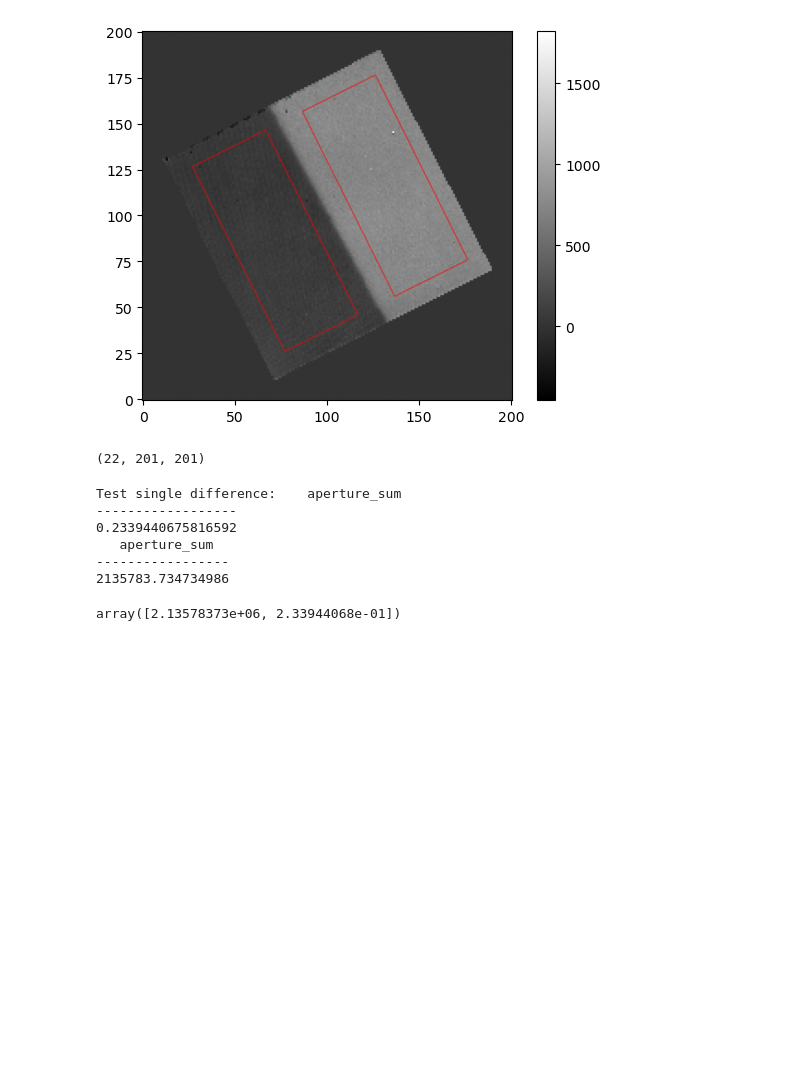
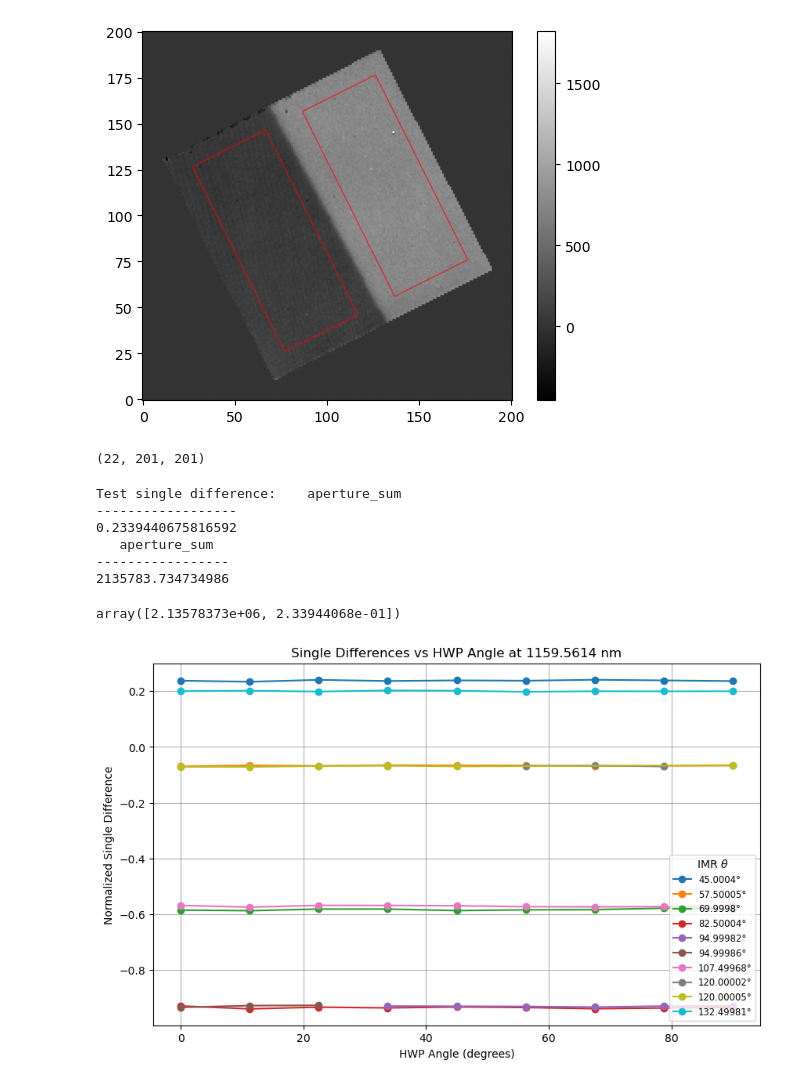
Before and after one commit to UCSB-Exoplanet-Polarimetry-Lab/CHARIS-polcal, a Jupyter notebook: single_diff.ipynb, the cells around one changed output. Saved outputs shown, nothing was run; the diff lists cells and outputs as text; code cells hidden in the pictures; blank space fills up the shorter version.

Commit message:
made plot func also data is bad :(

```diff
--- a/single_diff.ipynb
+++ b/single_diff.ipynb
@@ -168,7 +170,7 @@ array([2.13578373e+06, 2.33944068e-01])
 
 def write_fits_info_to_csv(cube_directory_path, raw_cube_path, output_csv_path, wavelength_bin):
     """Write filepath, D_IMRANG (derotator angle), RET-ANG1 (HWP angle),
-    single sum and single difference values for a wavelength bin from each fits cube in the directory.
+    single sum, single difference, and wavelength values for a wavelength bin from each fits cube in the directory.
 
     FITS parameters are extracted from raw files, while single sum and difference are calculated using the
     fits cube data and the defined rectangular apertures.
@@ -253,3 +255,65 @@ def write_fits_info_to_csv(cube_directory_path, raw_cube_path, output_csv_path,
                 f.write(f"{fits_file},{d_imrang},{ret_ang1},{single_sum},{norm_single_diff},{bins[wavelength_bin]}\n")
             except Exception as e:
                 print(f"Error processing {fits_file}: {e}")
+# %%
+def plot_single_differences(csv_file_path):
+    """Plot single differences as a function of the HWP angle for one
+    wavelength bin from a CSV containing headers "D_IMRANG" , "RET-ANG1" ,
+    "norm_single_diff", and "wavelength_bin".
+    This can be obtained from the write_fits_info_to_csv function.
+
+    Parameters:
+    -----------
+    csv_file_path : str or Path
+        Path to the specified CSV file.
+
+    Returns:
+    --------
+    None
+    """
+    # check if csv_file_path is a valid file path
+
+    csv_file_path = Path(csv_file_path)
+    if not csv_file_path.is_file():
+        raise FileNotFoundError(f"File not found: {csv_file_path}")
+
+    # read csv file into pandas dataframe
+
+    df = pd.read_csv(csv_file_path)
+
+    # check if necessary columns are present
+
+    required_columns = ['D_IMRANG', 'RET-ANG1', 'norm_single_diff', 'wavelength_bin']
+    for col in required_columns:
+        if col not in df.columns:
+            raise ValueError(f"Column '{col}' is missing from the CSV file.")
+
+    # check for multiple wavelength bins
+    unique_bins = df['wavelength_bin'].unique()
+    if len(unique_bins) > 1:
+        raise ValueError("CSV file contains multiple wavelength bins. Please filter to a single bin before plotting.")
+
+    # extract data for plotting
+
+    hwp_angles = df['RET-ANG1'].values
+    single_diffs = df['norm_single_diff'].values
+    wavelength_bin = df['wavelength_bin'].values[0]
+    derotator_angles = df['D_IMRANG'].values
+
+    # plot single differences as a function of HWP angle for each derotator angle
+
+    fig, ax = plt.subplots(figsize=(10, 6))
+
+    for derotator_angle in np.unique(derotator_angles):
+        mask = derotator_angles == derotator_angle
+        ax.plot(hwp_angles[mask], single_diffs[mask], marker='o', label=f'{derotator_angle}°')
+    ax.set_xlabel('HWP Angle (degrees)')
+    ax.set_ylabel('Normalized Single Difference')
+    ax.set_title(f'Single Differences vs HWP Angle at {wavelength_bin} nm')
+    ax.legend(loc='lower right', fontsize='small', title= r'IMR $\theta$')
+    ax.grid()
+    plt.show()
+
+plot_single_differences('/Users/thomasmcintosh/Desktop/CHARIS-REU/charis_cube_info_1159nm_fixed.csv')
+# %% [output]
+[figure, added]
```
Also changed, not shown: parts of 4 cells of this notebook.
